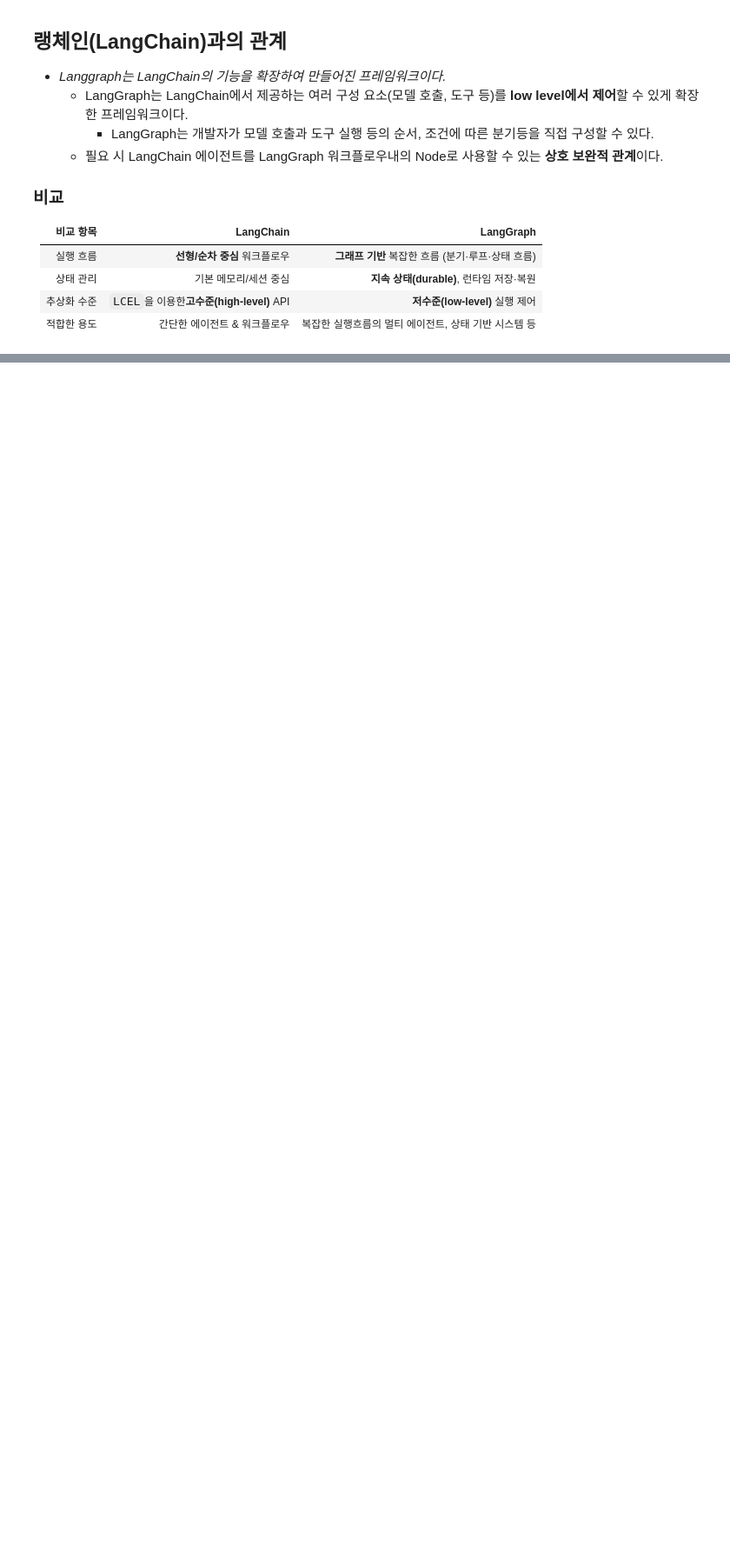
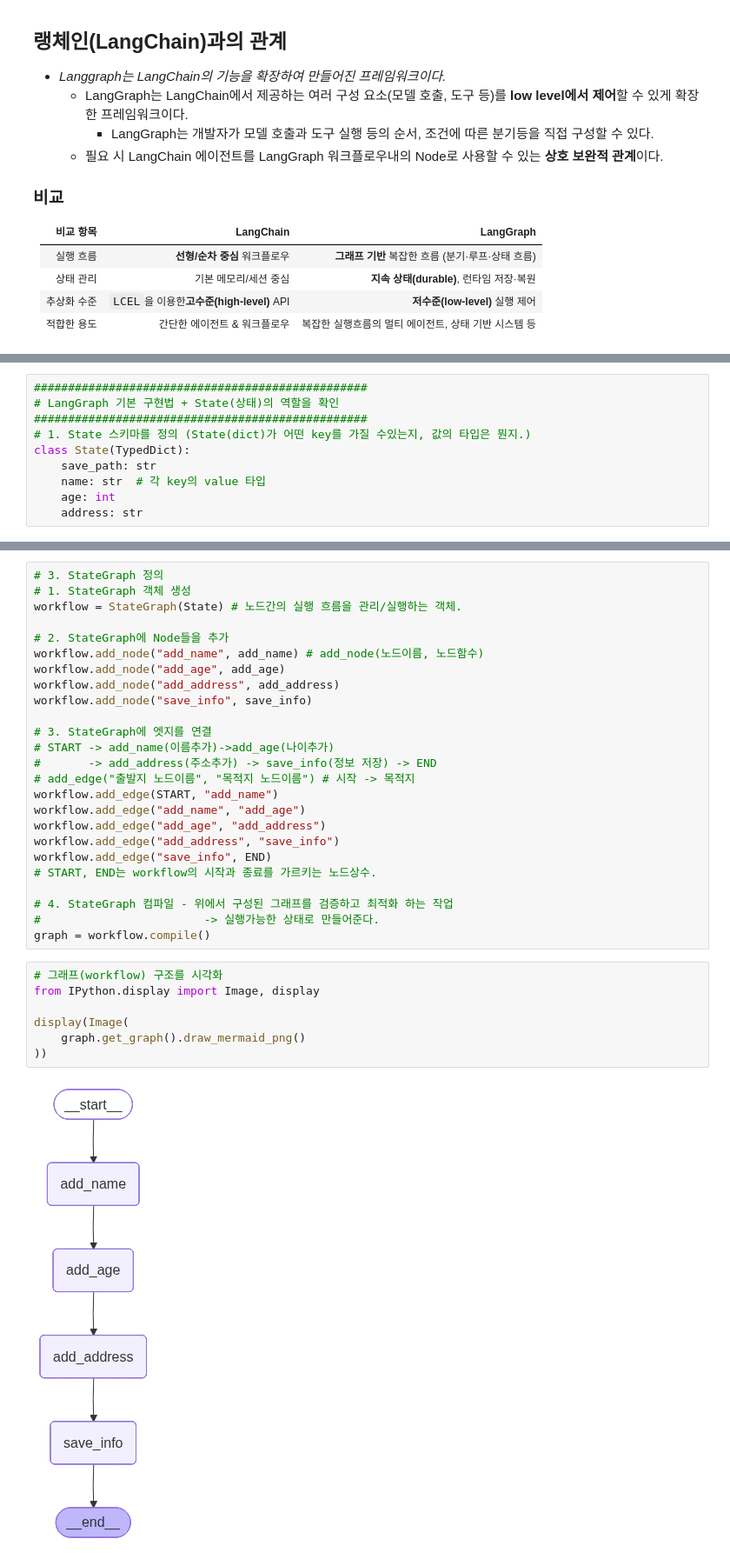
Before and after one commit to ksryong0/SKN21, a Jupyter notebook: 10_langchain/13_Agent_langgraph.ipynb, the cells around one changed output, grey strips where cells are left out. Shown at 87% size. Drawn from its saved outputs; the diff is of its cells as text; blank space fills up the shorter version.

```diff
--- a/10_langchain/13_Agent_langgraph.ipynb
+++ b/10_langchain/13_Agent_langgraph.ipynb
@@ -187,0 +201,10 @@
+# %%
+#################################################
+# LangGraph 기본 구현법 + State(상태)의 역할을 확인
+#################################################
+# 1. State 스키마를 정의 (State(dict)가 어떤 key를 가질 수있는지, 값의 타입은 뭔지.)
+class State(TypedDict):
+    save_path: str
+    name: str  # 각 key의 value 타입
+    age: int
+    address: str
@@ -187,0 +231,34 @@
+# %%
+# 3. StateGraph 정의
+# 1. StateGraph 객체 생성
+workflow = StateGraph(State) # 노드간의 실행 흐름을 관리/실행하는 객체.
+
+# 2. StateGraph에 Node들을 추가
+workflow.add_node("add_name", add_name) # add_node(노드이름, 노드함수)
+workflow.add_node("add_age", add_age)
+workflow.add_node("add_address", add_address)
+workflow.add_node("save_info", save_info)
+
+# 3. StateGraph에 엣지를 연결
+# START -> add_name(이름추가)->add_age(나이추가)
+#       -> add_address(주소추가) -> save_info(정보 저장) -> END
+# add_edge("출발지 노드이름", "목적지 노드이름") # 시작 -> 목적지
+workflow.add_edge(START, "add_name")
+workflow.add_edge("add_name", "add_age")
+workflow.add_edge("add_age", "add_address")
+workflow.add_edge("add_address", "save_info")
+workflow.add_edge("save_info", END)
+# START, END는 workflow의 시작과 종료를 가르키는 노드상수.
+
+# 4. StateGraph 컴파일 - 위에서 구성된 그래프를 검증하고 최적화 하는 작업
+#                        -> 실행가능한 상태로 만들어준다.
+graph = workflow.compile()
+# %%
+# 그래프(workflow) 구조를 시각화
+from IPython.display import Image, display
+
+display(Image(
+    graph.get_graph().draw_mermaid_png()
+))
+# %% [output]
+[figure, added]
```
Also changed, not shown: parts of 34 cells of this notebook, 1 other file.
